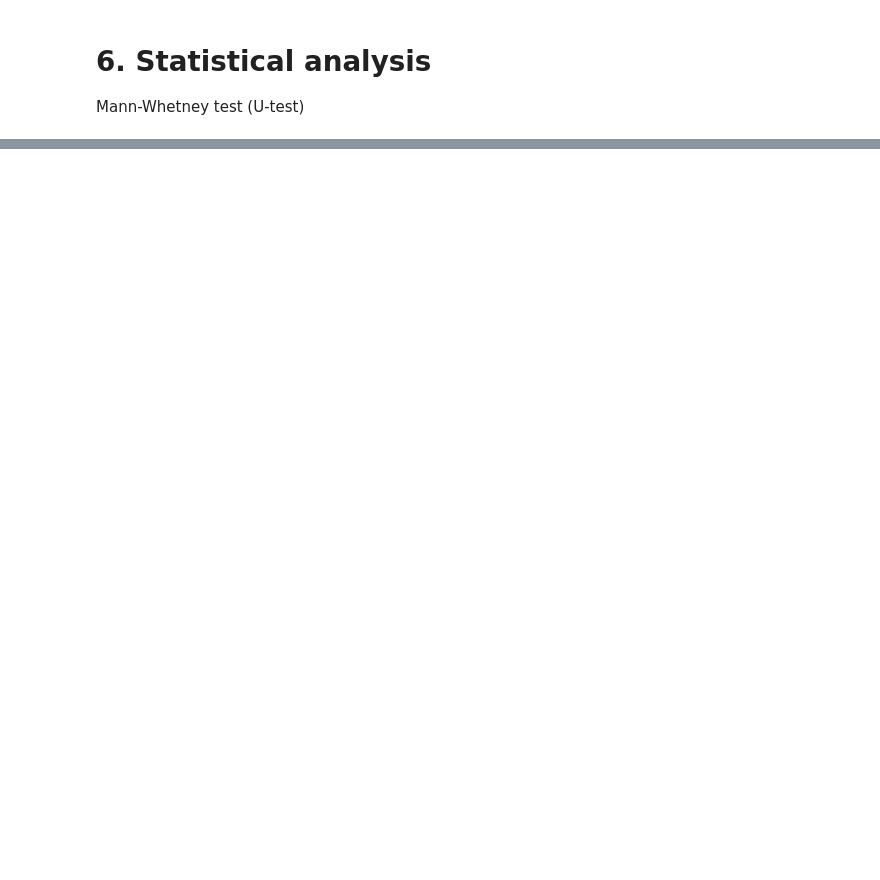
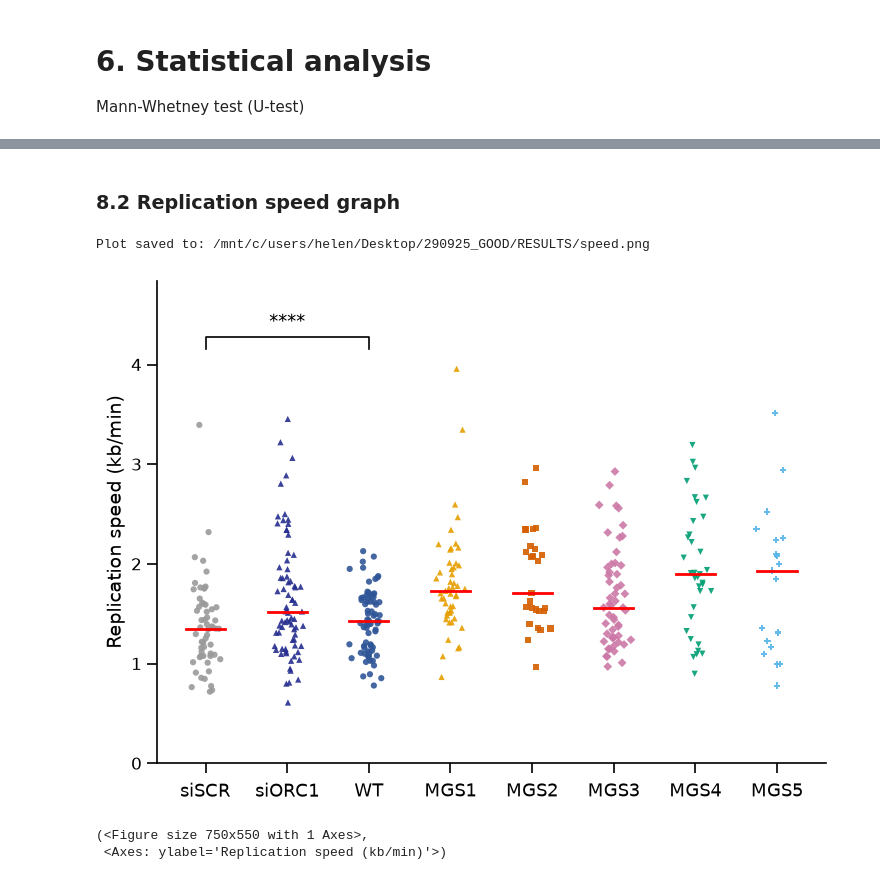
Before and after one commit to Lopatushka/DNA_fibers, a Jupyter notebook: notebooks/mutants.ipynb, the cells around one changed output, grey strips where cells are left out. Cells and saved outputs as stored; diff of their text form; code cells hidden in the pictures; blank space fills up the shorter version.

```diff
--- a/notebooks/mutants.ipynb
+++ b/notebooks/mutants.ipynb
@@ -227,0 +336,60 @@ Mann-Whetney test (U-test)
+# %% [markdown]
+### 8.2 Replication speed graph
+# %%
+boxplot_with_statistics(
+        data = replication_speed,
+        var = "Speed_kb_min",
+        sample_order = ['siSCR', 'siORC1', 'WT', 'MGS1', 'MGS2', 'MGS3', 'MGS4', 'MGS5'],
+
+        sample_labels={
+        "siSCR": "siSCR",
+        "siORC1": "siORC1",
+        "WT": "WT",
+        "MGS1": "MGS1",
+        "MGS2": "MGS2",
+        "MGS3": "MGS3",
+        "MGS4": "MGS4",
+        "MGS5": "MGS5",
+        },
+
+        sample_colors={
+        "siSCR": "#9A9A9A",   # gray
+        "siORC1": "#252D8F",  # dark blue
+        "WT": "#2F5597",      # blue
+        "MGS1": "#E69F00",    # orange
+        "MGS2": "#D55E00",    # vermillion
+        "MGS3": "#CC79A7",    # purple/pink
+        "MGS4": "#009E73",    # green
+        "MGS5": "#56B4E9",    # light blue
+        },
+
+        sample_markers={
+        "siSCR": "o",
+        "siORC1": "^",
+        "WT": "o",
+        "MGS1": "^",
+        "MGS2": "s",
+        "MGS3": "D",
+        "MGS4": "v",
+        "MGS5": "P",
+        },
+
+        figsize = (7.5, 5.5),
+
+        stats = [
+        {
+                "group1": "WT",
+                "group2": "siSCR",
+                "p_value": 0.000086,
+        }],
+
+        y_axis = "Replication speed (kb/min)",
+        save_dir = OUTPUT_DIR,
+        save_name = "speed",
+        ext = "png"
+)
+# %% [output]
+Plot saved to: /mnt/c/users/helen/Desktop/290925_GOOD/RESULTS/speed.png
+[figure, added]
+(<Figure size 750x550 with 1 Axes>,
+ <Axes: ylabel='Replication speed (kb/min)'>)
```
Also changed, not shown: parts of 9 cells of this notebook.
